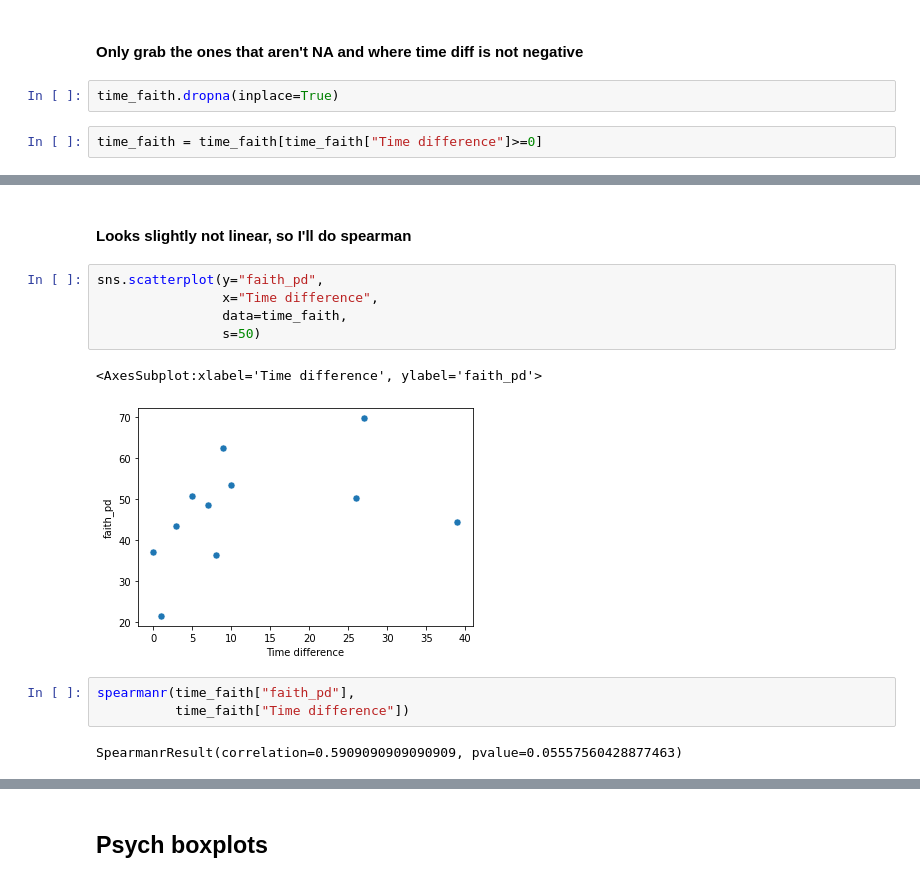
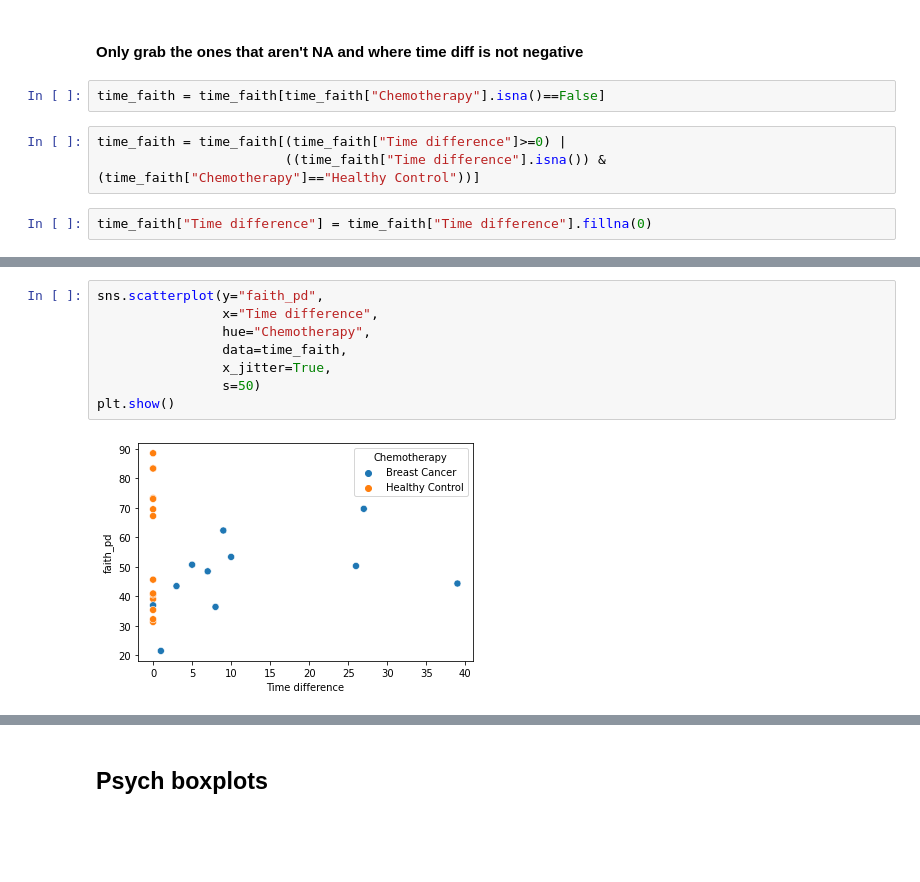
Before and after one commit to sterrettJD/Chemobrain, a Jupyter notebook: Final figs and additional analyses.ipynb, the cells around one changed output, grey strips where cells are left out. Saved outputs shown, nothing was run; the diff lists cells and outputs as text; blank space fills up the shorter version.

```diff
--- a/Final figs and additional analyses.ipynb
+++ b/Final figs and additional analyses.ipynb
@@ -61,6 +66,9 @@ time_faith = pd.concat([metadata["Time difference"], faith_pd], axis=1)
 # %% [markdown]
 #### Only grab the ones that aren't NA and where time diff is not negative
-# %%
-time_faith.dropna(inplace=True)
+# %%
+time_faith = time_faith[time_faith["Chemotherapy"].isna()==False]
+# %%
+time_faith = time_faith[(time_faith["Time difference"]>=0) |
+                        ((time_faith["Time difference"].isna()) & (time_faith["Chemotherapy"]=="Healthy Control"))]
 # %%
-time_faith = time_faith[time_faith["Time difference"]>=0]
+time_faith["Time difference"] = time_faith["Time difference"].fillna(0)
@@ -74,15 +82,10 @@ time_faith["faith_pd"].hist()
-# %% [markdown]
-#### Looks slightly not linear, so I'll do spearman
 # %%
 sns.scatterplot(y="faith_pd",
                 x="Time difference",
+                hue="Chemotherapy",
                 data=time_faith,
+                x_jitter=True,
                 s=50)
+plt.show()
 # %% [output]
-<AxesSubplot:xlabel='Time difference', ylabel='faith_pd'>
-[figure, old version]
+[figure, new version]
-# %%
-spearmanr(time_faith["faith_pd"],
-          time_faith["Time difference"])
-# %% [output]
-SpearmanrResult(correlation=0.5909090909090909, pvalue=0.05557560428877463)
```
Also changed, not shown: parts of 24 cells of this notebook.
